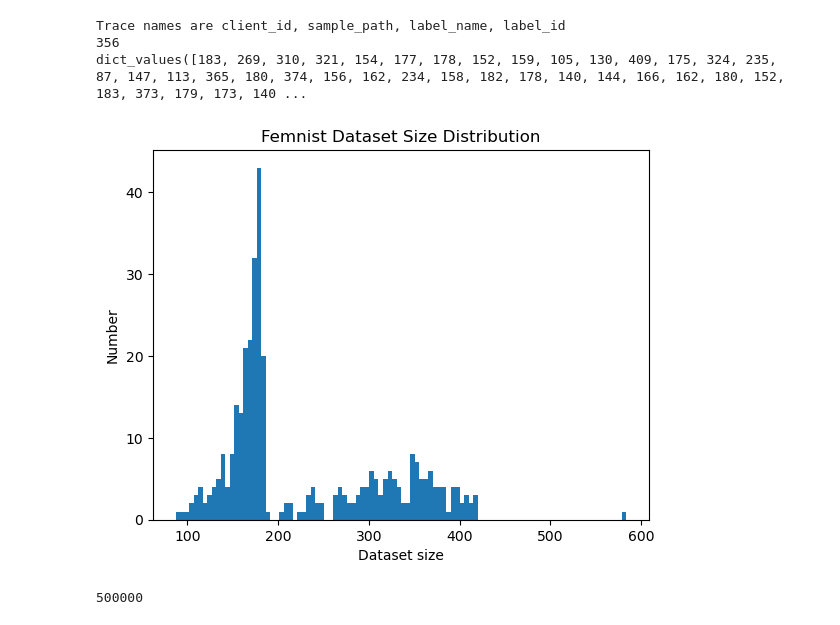
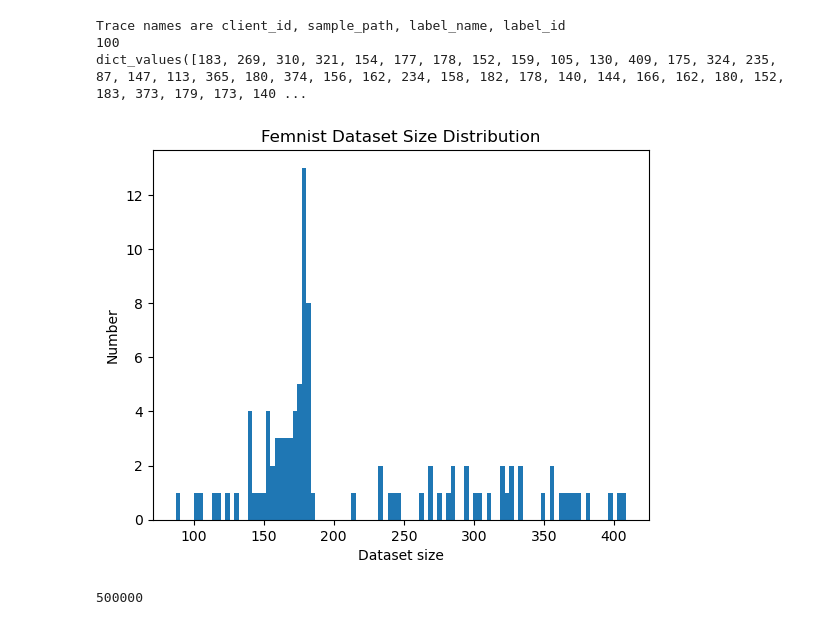
Before and after one commit to EricDinging/Propius, a Jupyter notebook: sim/parser.ipynb, the cells around one changed output. Cells and saved outputs as stored; diff of their text form; code cells hidden in the pictures.

Commit message:
Increase client test selection

```diff
--- a/sim/parser.ipynb
+++ b/sim/parser.ipynb
@@ -3,41 +3,43 @@ import csv
 import matplotlib.pyplot as plt
 
 unique_client_ids = {}
-data_map_file = '../datasets/femnist/client_data_mapping/train.csv'
+data_map_file = '../datasets/femnist/client_data_mapping/test.csv'
 with open(data_map_file) as csv_file:
     csv_reader = csv.reader(csv_file, delimiter=',')
     read_first = True
     sample_id = 0
 
     client_id = 0
     size_dict = {}
 
     for row in csv_reader:
         if read_first:
             print(f'Trace names are {", ".join(row)}')
             read_first = False
         else:
             idx = row[0]
             if idx not in unique_client_ids:
                 unique_client_ids[idx] = client_id
-                size_dict[client_id] = 0
+                if client_id < 100:
+                    size_dict[client_id] = 0
                 client_id += 1
 
-            size_dict[unique_client_ids[idx]] += 1
+            if unique_client_ids[idx] < 100:
+                size_dict[unique_client_ids[idx]] += 1
 
 
 print(len(size_dict))
 print(size_dict.values())
 plt.hist(size_dict.values(), bins=100)
 plt.xlabel('Dataset size')
 plt.ylabel('Number')
 plt.title('Femnist Dataset Size Distribution')
 plt.show()
 # %% [output]
 Trace names are client_id, sample_path, label_name, label_id
-356
+100
 dict_values([183, 269, 310, 321, 154, 177, 178, 152, 159, 105, 130, 409, 175, 324, 235, 87, 147, 113, 365, 180, 374, 156, 162, 234, 158, 182, 178, 140, 144, 166, 162, 180, 152, 183, 373, 179, 173, 140 ...
-[figure, old version]
+[figure, new version]
 # %%
 import pickle
 file_path = '../datasets/device_info/client_dataset_size'
```
Also changed, not shown: 4 other files.
